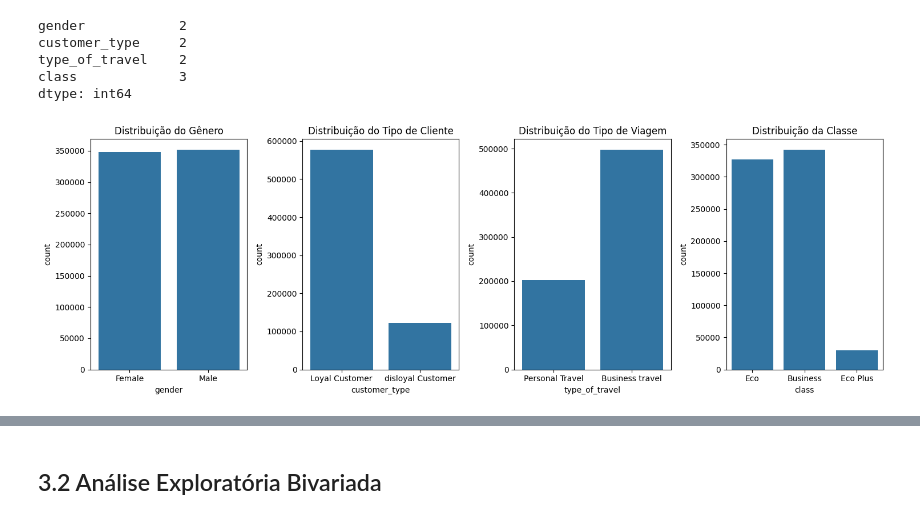
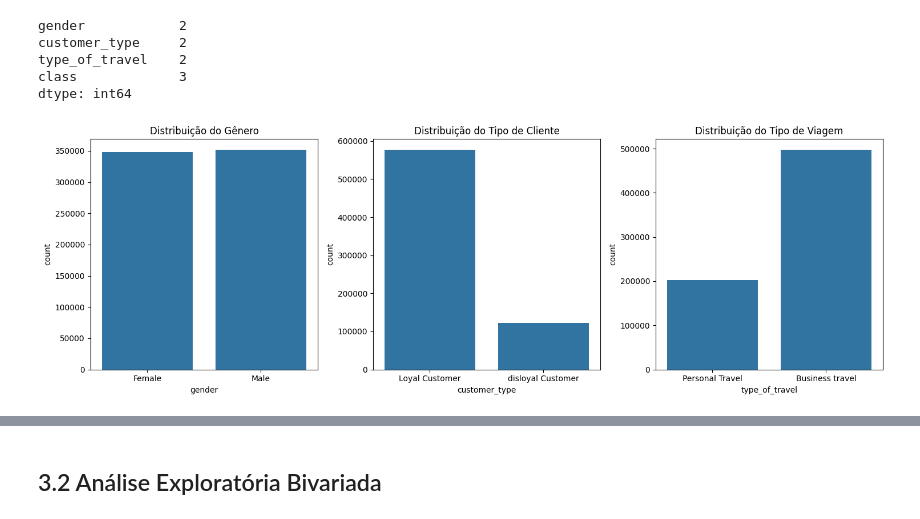
Before and after one commit to Data-Projects1/airline_satisfaction, a Jupyter notebook: notebooks/02.analise_satisf-validacao_hipoteses.ipynb, the cells around one changed output, grey strips where cells are left out. Saved outputs shown, nothing was run; the diff lists cells and outputs as text; code cells hidden in the pictures.

```diff
--- a/notebooks/02.analise_satisf-validacao_hipoteses.ipynb
+++ b/notebooks/02.analise_satisf-validacao_hipoteses.ipynb
@@ -554,28 +557,24 @@ class             3
 dtype: int64
 # %%
 # Criar uma figura com 1 linha e 4 colunas
-fig, axes = plt.subplots(1, 4, figsize=(15, 5))
+fig, axes = plt.subplots(1, 3, figsize=(15, 5))
 
 # Gráfico de Gênero
 sns.countplot(data=df2, x='gender', ax=axes[0])
 axes[0].set_title('Distribuição do Gênero')
 
 # Gráfico de Tipo de Cliente
 sns.countplot(data=df2, x='customer_type', ax=axes[1])
 axes[1].set_title('Distribuição do Tipo de Cliente')
 
 # Gráfico de Tipo de Viagem
 sns.countplot(data=df2, x='type_of_travel', ax=axes[2])
 axes[2].set_title('Distribuição do Tipo de Viagem')
 
-# Gráfico de Classe
-sns.countplot(data=df2, x='class', ax=axes[3])
-axes[3].set_title('Distribuição da Classe')
-
 # Ajustar o layout
 plt.tight_layout()
 
 # Exibir os gráficos
 plt.show()
 # %% [output]
-[figure, old version]
+[figure, new version]
```
Also changed, not shown: parts of 15 cells of this notebook.
